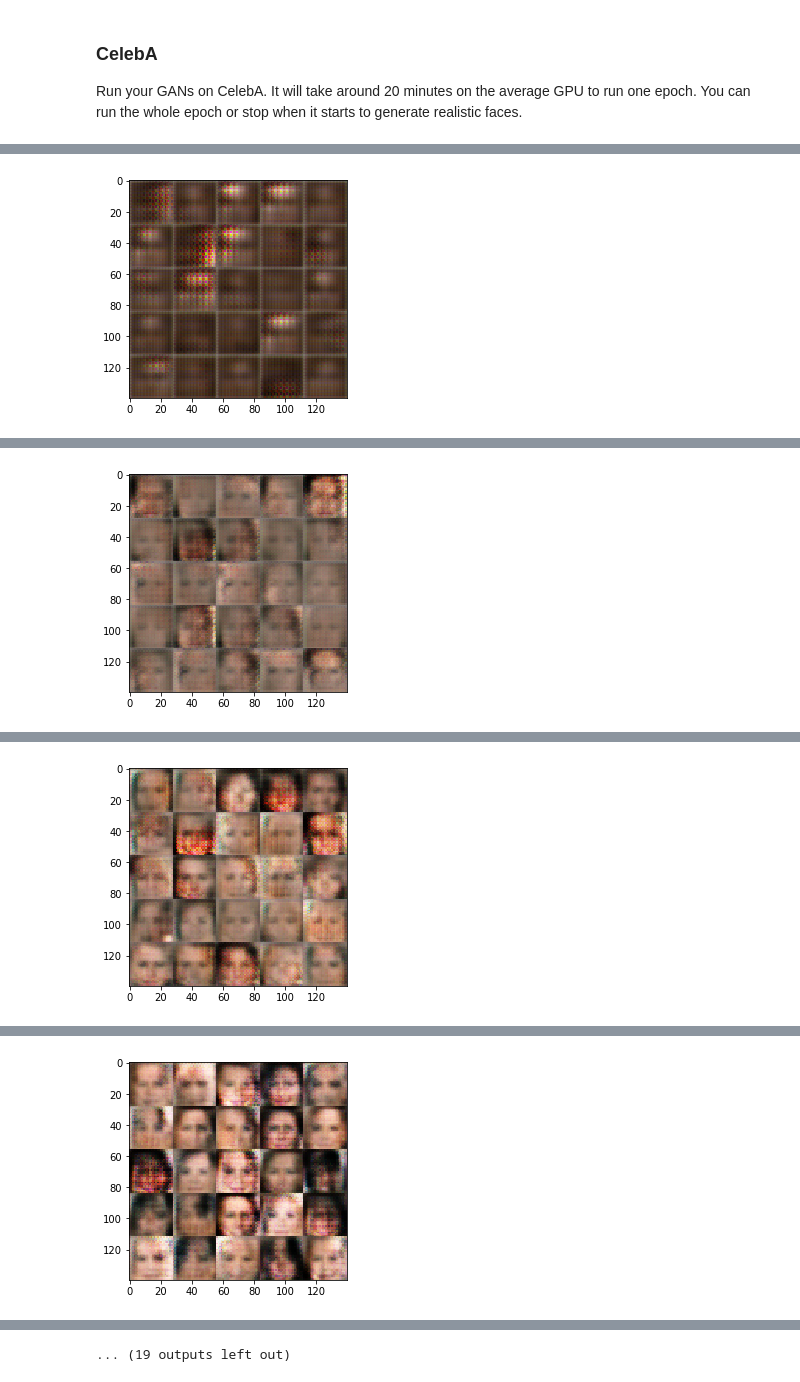
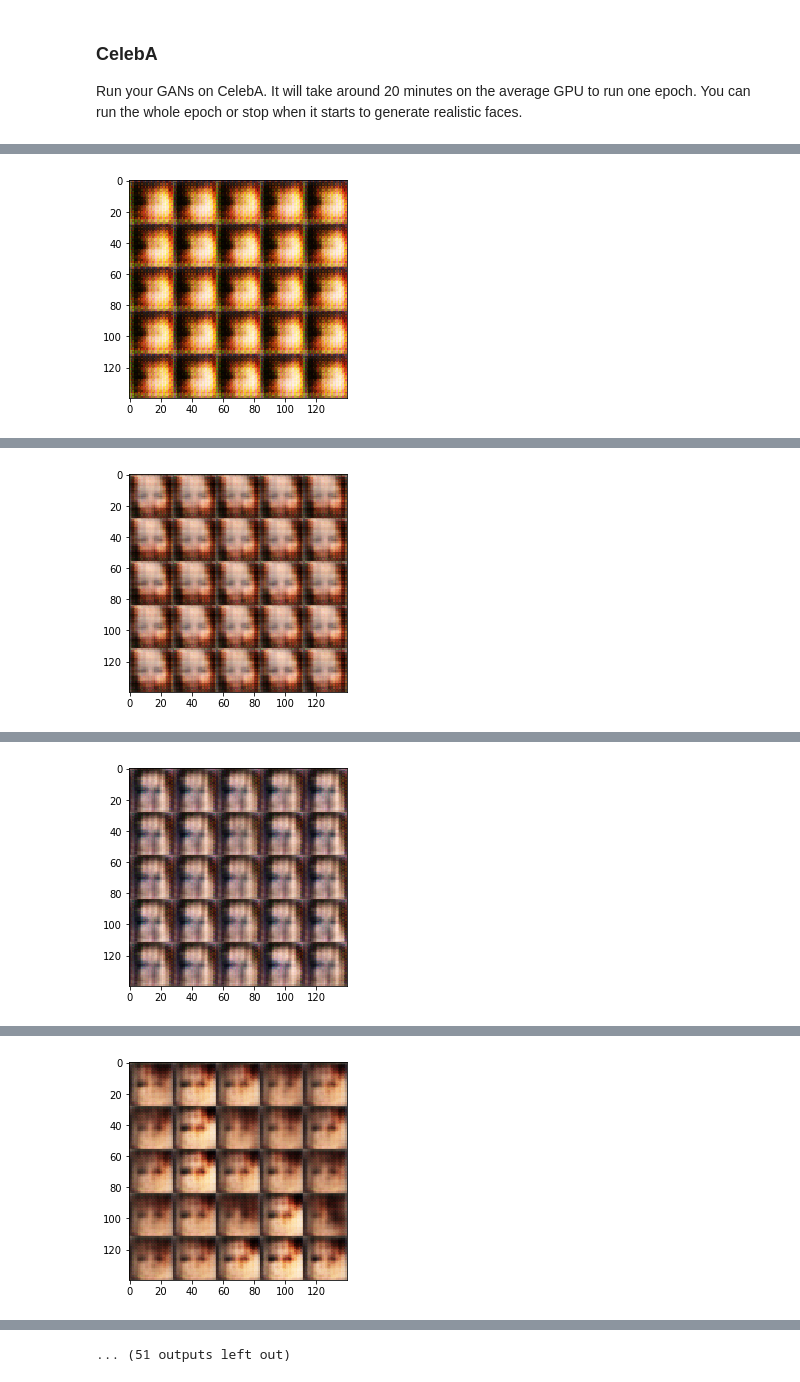
Before and after one commit to bestkao/face_gen, a Jupyter notebook: dlnd_face_generation.ipynb, the cells around one changed output, grey strips where cells are left out. Cells and saved outputs as stored; diff of their text form; code cells hidden in the pictures.

Commit message:
dropout; smooth-factor; +1 deconv layer on generator; tweak hyperparams

```diff
--- a/dlnd_face_generation.ipynb
+++ b/dlnd_face_generation.ipynb
@@ -175,7 +178,7 @@ Tests Passed
 ### Generator
 Implement `generator` to generate an image using `z`. This function should be able to reuse the variables in the neural network.  Use [`tf.variable_scope`](https://www.tensorflow.org/api_docs/python/tf/variable_scope) with a scope name of "generator" to allow the variables to be reused. The function should return the generated 28 x 28 x `out_channel_dim` images.
 # %%
-def generator(z, out_channel_dim, is_train=True, alpha=0.2):
+def generator(z, out_channel_dim, is_train=True, alpha=0.2, keep_prob=0.5):
     """
     Create the generator network
     :param z: Input z
@@ -185,19 +188,27 @@ def generator(z, out_channel_dim, is_train=True, alpha=0.2):
     """
     # TODO: Implement Function
     with tf.variable_scope('generator', reuse=(not is_train)):
-        # First fully connected layer, 7x7x1024
-        fc = tf.layers.dense(z, 7*7*1024, use_bias=False)
-        fc = tf.reshape(fc, [-1, 7, 7, 1024])
-        fc = tf.layers.batch_normalization(fc, training=is_train)
-        fc = tf.maximum(alpha * fc, fc)
+        # First fully connected layer, 4x4x1024
+        fc = tf.layers.dense(z, 4*4*1024, use_bias=False)
+        fc = tf.reshape(fc, (-1, 4, 4, 1024))
+        bn0 = tf.layers.batch_normalization(fc, training=is_train)
+        lrelu0 = tf.maximum(alpha * bn0, bn0)
+        drop0 = tf.layers.dropout(lrelu0, keep_prob, training=is_train)
 
-        # Deconvolution, 14x14x512
-        conv1 = tf.layers.conv2d_transpose(fc, 512, 5, 2, 'same', use_bias=False)
-        conv1 = tf.layers.batch_normalization(conv1, training=is_train)
-        conv1 = tf.maximum(alpha * conv1, conv1)
+        # Deconvolution, 7x7x512
+        conv1 = tf.layers.conv2d_transpose(drop0, 512, 4, 1, 'valid', use_bias=False)
+        bn1 = tf.layers.batch_normalization(conv1, training=is_train)
+        lrelu1 = tf.maximum(alpha * bn1, bn1)
+        drop1 = tf.layers.dropout(lrelu1, keep_prob, training=is_train)
+
+        # Deconvolution, 14x14x256
+        conv2 = tf.layers.conv2d_transpose(drop1, 256, 5, 2, 'same', use_bias=False)
+        bn2 = tf.layers.batch_normalization(conv2, training=is_train)
+        lrelu2 = tf.maximum(alpha * bn2, bn2)
+        drop2 = tf.layers.dropout(lrelu2, keep_prob, training=is_train)
 
         # Output layer, 28x28xn
-        logits = tf.layers.conv2d_transpose(conv1, out_channel_dim, 5, 2, 'same')
+        logits = tf.layers.conv2d_transpose(drop2, out_channel_dim, 5, 2, 'same')
 
         out = tf.tanh(logits)
 
@@ -216,7 +227,7 @@ Implement `model_loss` to build the GANs for training and calculate the loss.  T
 - `discriminator(images, reuse=False)`
 - `generator(z, out_channel_dim, is_train=True)`
 # %%
-def model_loss(input_real, input_z, out_channel_dim, alpha=0.2):
+def model_loss(input_real, input_z, out_channel_dim, alpha=0.2, smooth_factor=0.1):
     """
     Get the loss for the discriminator and generator
     :param input_real: Images from the real dataset
@@ -228,7 +239,8 @@ def model_loss(input_real, input_z, out_channel_dim, alpha=0.2):
     d_model_real, d_logits_real = discriminator(input_real, alpha=alpha)
 
     d_loss_real = tf.reduce_mean(
-        tf.nn.sigmoid_cross_entropy_with_logits(logits=d_logits_real, labels=tf.ones_like(d_model_real)))
+        tf.nn.sigmoid_cross_entropy_with_logits(logits=d_logits_real,
+                                                labels=tf.ones_like(d_model_real) * (1 - smooth_factor)))
 
     input_fake = generator(input_z, out_channel_dim, alpha=alpha)
     d_model_fake, d_logits_fake = discriminator(input_fake, reuse=True, alpha=alpha)
@@ -457,10 +469,10 @@ Epoch 2/2 Step 600... Discriminator Loss: 1.2853... Generator Loss: 0.9436
 ### CelebA
 Run your GANs on CelebA.  It will take around 20 minutes on the average GPU to run one epoch.  You can run the whole epoch or stop when it starts to generate realistic faces.
 # %%
-batch_size = 128
+batch_size = 64
 z_dim = 100
-learning_rate = 0.0002
-beta1 = 0.5
+learning_rate = 0.00025
+beta1 = 0.45
 
 
 """
@@ -486 +498 @@ Epoch 1/1 Step 100... Discriminator Loss: 0.8242... Generator Loss: 1.3877
-[figure, old version]
+[figure, new version]
@@ -497 +509 @@ Epoch 1/1 Step 200... Discriminator Loss: 1.3597... Generator Loss: 0.6223
-[figure, old version]
+[figure, new version]
@@ -508 +520 @@ Epoch 1/1 Step 300... Discriminator Loss: 1.3620... Generator Loss: 0.6682
-[figure, old version]
+[figure, new version]
@@ -519 +531 @@ Epoch 1/1 Step 400... Discriminator Loss: 1.4053... Generator Loss: 0.7150
-[figure, old version]
+[figure, new version]
@@ -542 +554 @@ Epoch 1/1 Step 600... Discriminator Loss: 1.4106... Generator Loss: 0.6808
-... (19 outputs left out)
+... (51 outputs left out)
```
Also changed, not shown: parts of 4 cells of this notebook, 1 other file.
